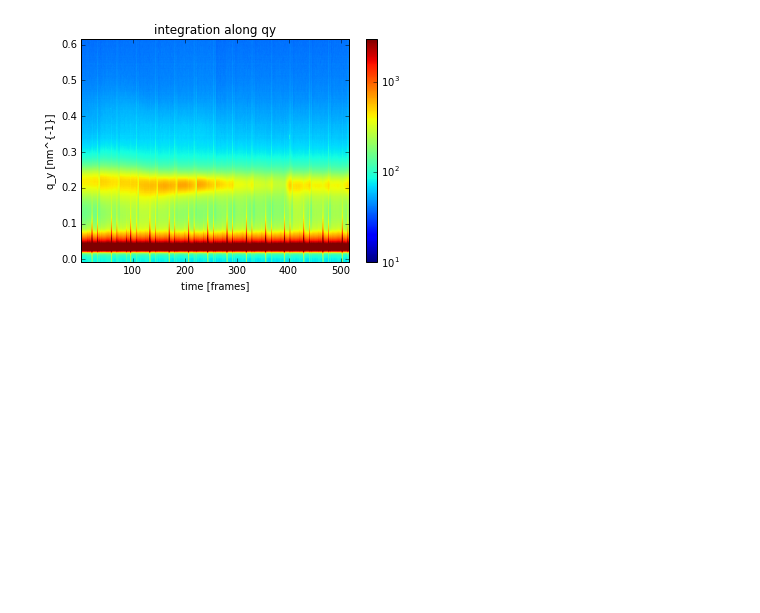
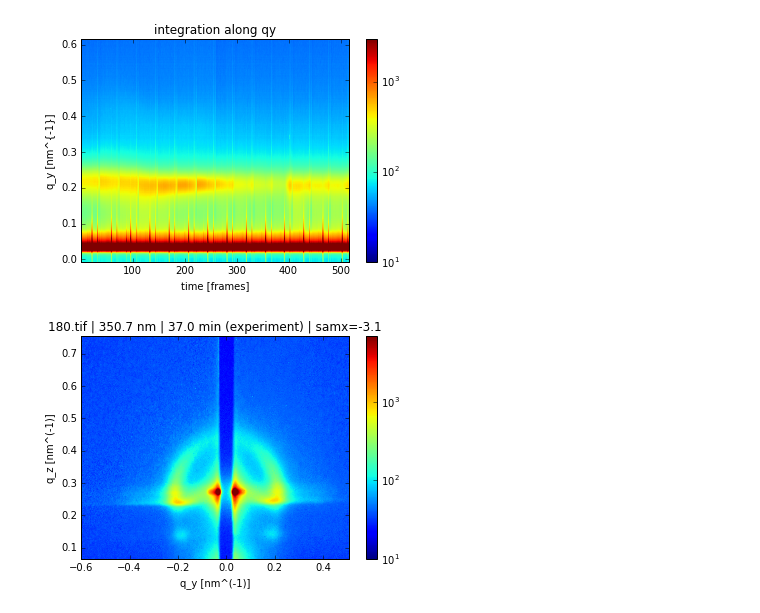
Before and after one commit to tejsner/gisaxspy, a Jupyter notebook: test.ipynb, the cells around one changed output. Cells and saved outputs as stored; diff of their text form; code cells hidden in the pictures; blank space fills up the shorter version.

Commit message:
Added a GISAXS image.

```diff
--- a/test.ipynb
+++ b/test.ipynb
@@ -26,3 +26,8 @@ alpha_i = 0.14*degree
 wavelength = 1.155*angstrom
 experiment = [SD, pixel_size, db_x, db_y, alpha_i, wavelength]
 pixel_extent = [100, 100, 900, 600]
+# %%
+title = get_gisaxs_image_title(180, data)
+show_gisaxs_image('data/', 'pspb05_180.tif', experiment, p_extent=pixel_extent, imgtitle=title, colorlim=(10.0,7e3))
+# %% [output]
+[figure, added]
```
Also changed, not shown: 2 other files.
